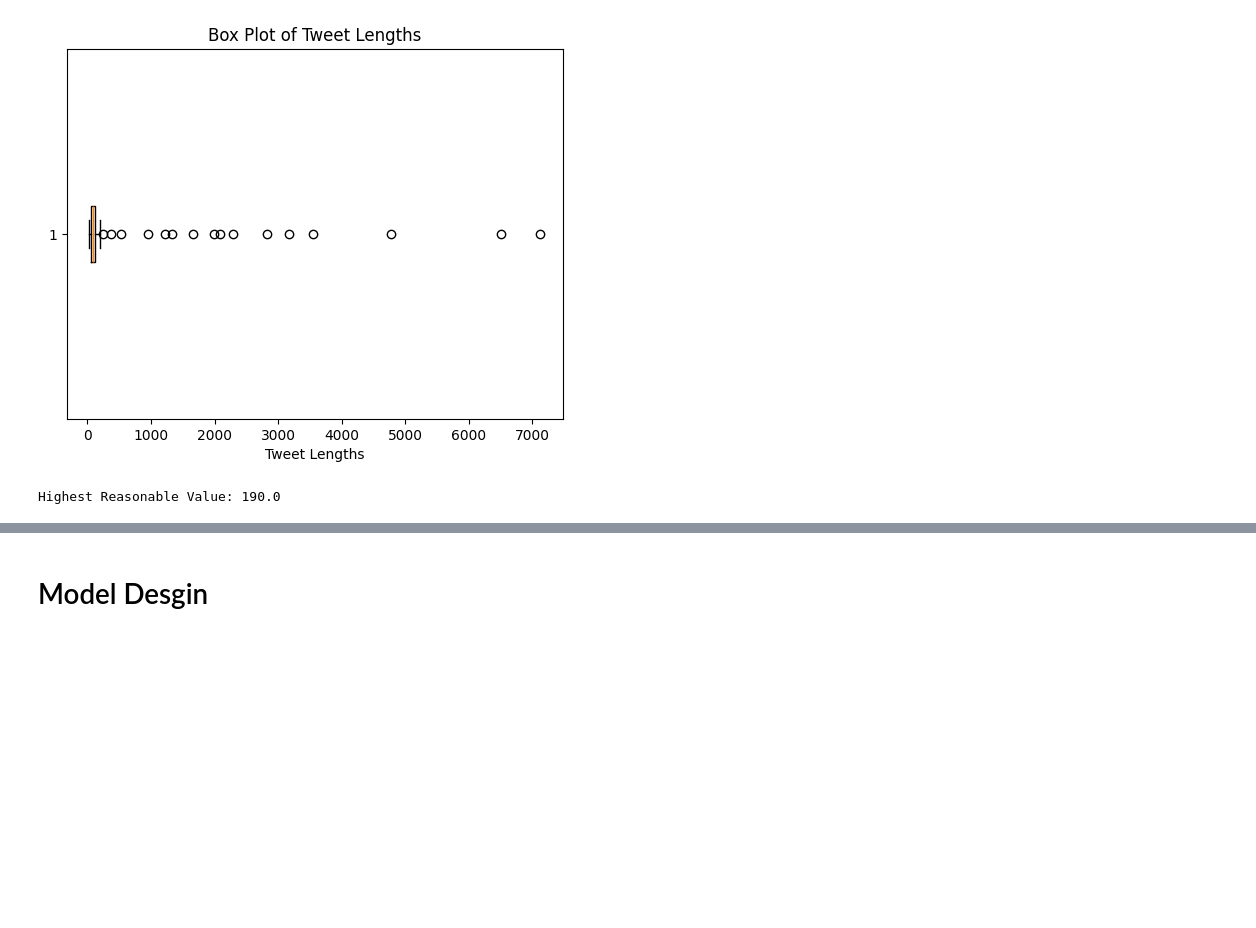
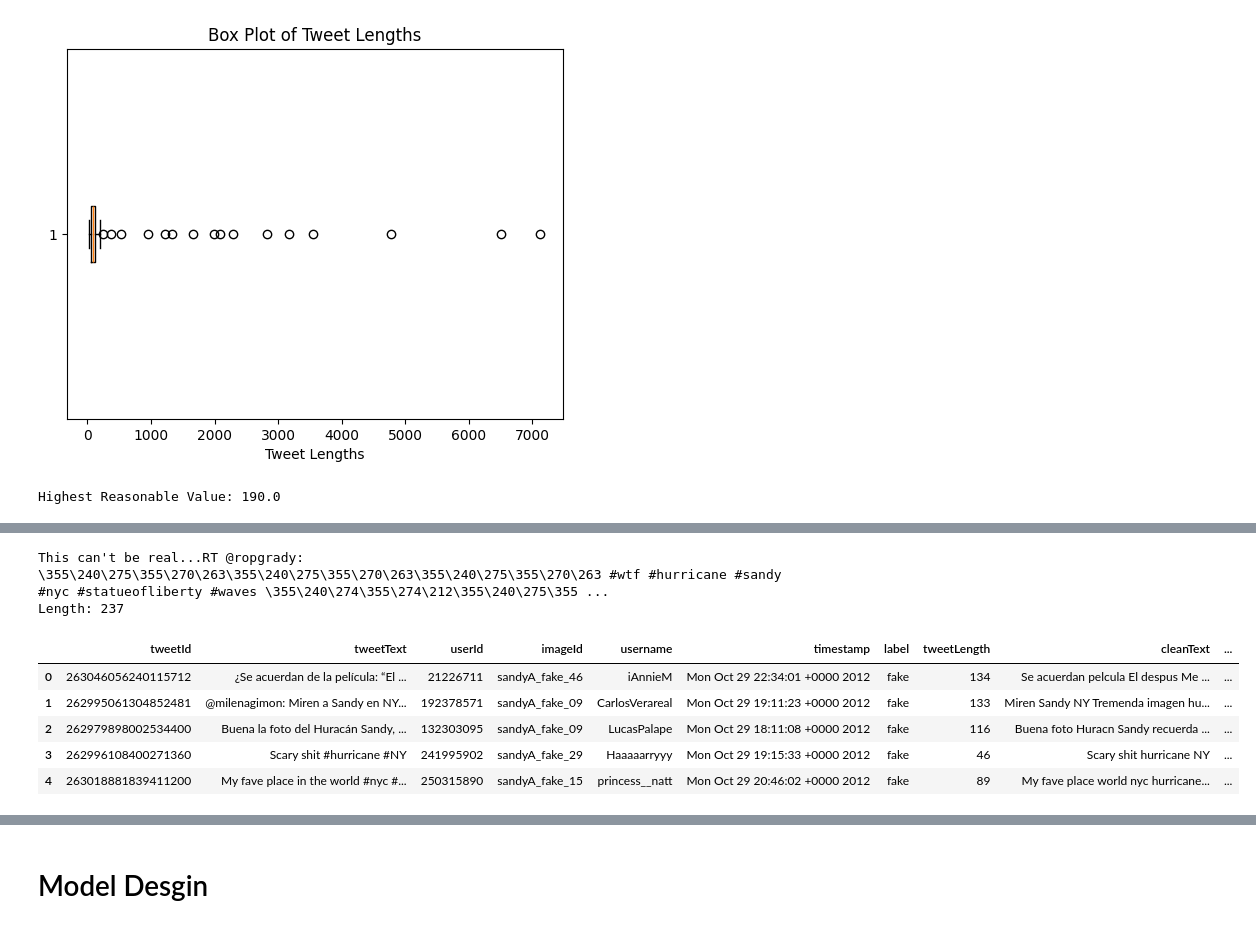
Before and after one commit to tee1g21/Machine-Learning-Technologies-Coursework, a Jupyter notebook: mediaEval.ipynb, the cells around one changed output, grey strips where cells are left out. Drawn from its saved outputs; the diff is of its cells as text; code cells hidden in the pictures; blank space fills up the shorter version.

```diff
--- a/mediaEval.ipynb
+++ b/mediaEval.ipynb
@@ -295,3 +319,9 @@ plt.show()
+# %%
+#longest tweet
+print(f"{longest_tweets.values[0]}\nLength: {len(longest_tweets.values[0])}")
+# %% [output]
+This can't be real...RT @ropgrady: \355\240\275\355\270\263\355\240\275\355\270\263\355\240\275\355\270\263 #wtf #hurricane #sandy #nyc #statueofliberty #waves \355\240\274\355\274\212\355\240\275\355 ...
+Length: 237
 # %%
 #replace 'humor' label with 'fake'
 train_df['label'] = train_df['label'].replace('humor', 'fake')
@@ -301,0 +329,27 @@ train_df['tweetText'] = train_df['tweetText'].apply(lambda x: re.sub(r'http\S+|\
+# %%
+#Clean tweet text by removing unnecessary noise
+#experiment with for best performance (some processes achieve similiar things)
+
+train_df["cleanText"] = train_df["tweetText"]
+
+def cleanText(text):
+
+    #remove URLs
+    text = re.sub(r'http\S+|\\\/\S+', '', text)
+
+    #remove usernames
+    text = re.sub(r'@\w*', "", text)
+
+    #remove punctuation
+    text = re.sub(r'[^a-zA-Z ]+', '', text)
+    return text
+
+#apply cleantext
+train_df['cleanText'] = train_df['cleanText'].apply(cleanText)
+
+#remove extra white space
+train_df['cleanText'] = train_df['cleanText'].str.replace(r'\s+', ' ', regex=True)
+
+#remove stopwords
+sw = nltk.corpus.stopwords.words()
+train_df['cleanText'] = train_df['cleanText'].apply(lambda x: ' '.join([w for w in x.split() if w not in sw]))
@@ -301,0 +366,9 @@ train_df['tweetText'] = train_df['tweetText'].apply(lambda x: re.sub(r'http\S+|\
+# %%
+train_df.head(5)
+# %% [output]
+|  | tweetId | tweetText | userId | imageId | username | timestamp | label | tweetLength | cleanText | ... |
+| 0 | 263046056240115712 | ¿Se acuerdan de la película: “El ... | 21226711 | sandyA_fake_46 | iAnnieM | Mon Oct 29 22:34:01 +0000 2012 | fake | 134 | Se acuerdan pelcula El despus Me ... | ... |
+| 1 | 262995061304852481 | @milenagimon: Miren a Sandy en NY... | 192378571 | sandyA_fake_09 | CarlosVerareal | Mon Oct 29 19:11:23 +0000 2012 | fake | 133 | Miren Sandy NY Tremenda imagen hu... | ... |
+| 2 | 262979898002534400 | Buena la foto del Huracán Sandy, ... | 132303095 | sandyA_fake_09 | LucasPalape | Mon Oct 29 18:11:08 +0000 2012 | fake | 116 | Buena foto Huracn Sandy recuerda ... | ... |
+| 3 | 262996108400271360 | Scary shit #hurricane #NY | 241995902 | sandyA_fake_29 | Haaaaarryyy | Mon Oct 29 19:15:33 +0000 2012 | fake | 46 | Scary shit hurricane NY | ... |
+| 4 | 263018881839411200 | My fave place in the world #nyc #... | 250315890 | sandyA_fake_15 | princess__natt | Mon Oct 29 20:46:02 +0000 2012 | fake | 89 | My fave place world nyc hurricane... | ... |
```
Also changed, not shown: parts of 12 cells of this notebook.
